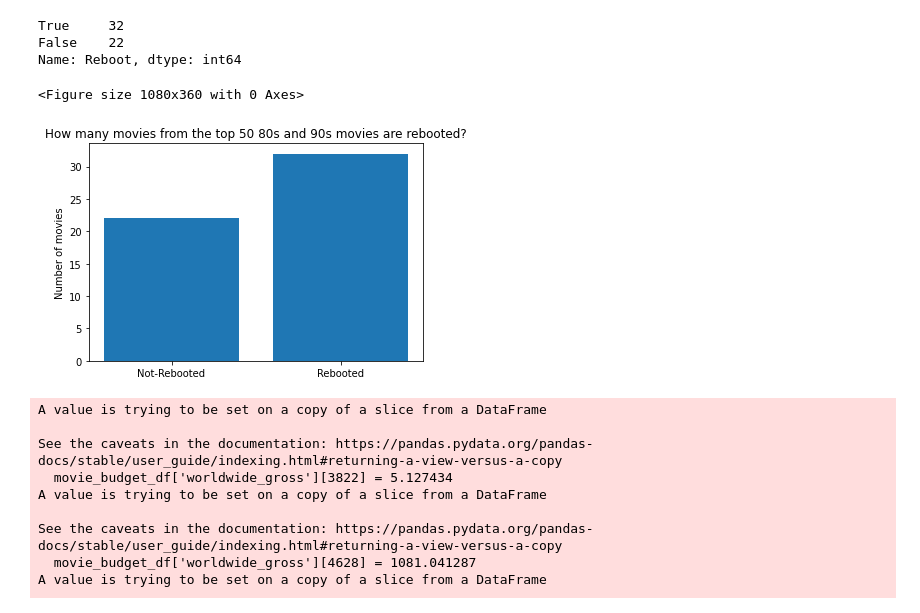
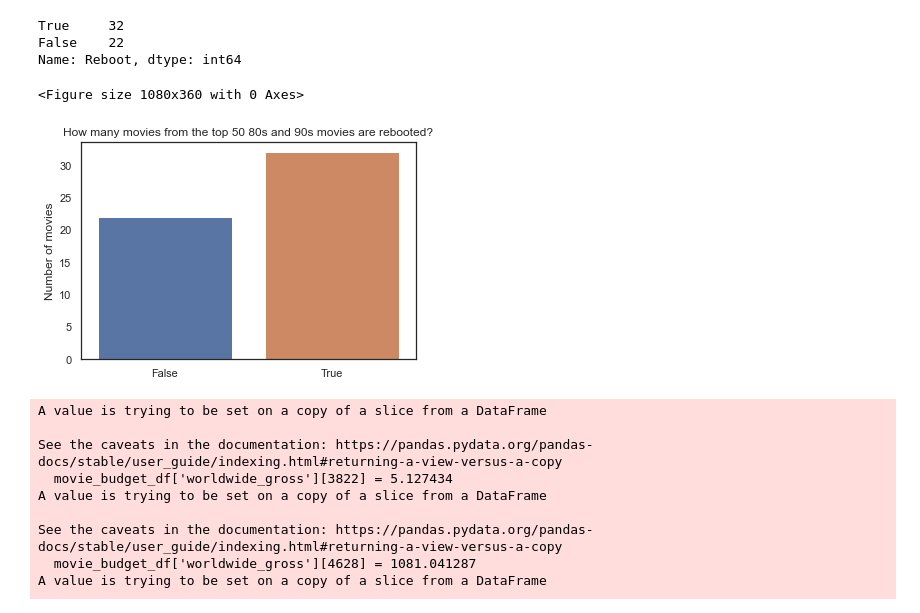
Before and after one commit to Meir-Alelov/Movie-Data-Analysis-and-Recs, a Jupyter notebook: Final_notebook.ipynb, the cells around one changed output. Cells and saved outputs as stored; diff of their text form; code cells hidden in the pictures.

```diff
--- a/Final_notebook.ipynb
+++ b/Final_notebook.ipynb
@@ -278,26 +222,18 @@ movie_budget_df.head()
 | 4 | 5 | 2017-12-15 | Star Wars Ep. VIII: The Last Jedi | $317,000,000 | $620,181,382 | $1,316,721,747 | 2017 |
 # %%
 #using the funtion defined above, remove '$ and ,' from production budget, domestic gross and worldwide gross
-#strings_to_remove = ['$',',']
 
-#remove_chars(movie_budget_df['production_budget'],strings_to_remove)
-#remove_chars(movie_budget_df['domestic_gross'],strings_to_remove)
-#remove_chars(movie_budget_df['worldwide_gross'],strings_to_remove)
+#Remove unwanted characters
+strings_to_remove = ['$',',']
 
-movie_budget_df['production_budget'] = movie_budget_df['production_budget'].str.replace('$','')
-movie_budget_df['production_budget'] = movie_budget_df['production_budget'].str.replace(',','')
-movie_budget_df['domestic_gross'] = movie_budget_df['domestic_gross'].str.replace('$','')
-movie_budget_df['domestic_gross'] = movie_budget_df['domestic_gross'].str.replace(',','')
-movie_budget_df['worldwide_gross'] = movie_budget_df['worldwide_gross'].str.replace('$','')
-movie_budget_df['worldwide_gross'] = movie_budget_df['worldwide_gross'].str.replace(',','')
+remove_chars(movie_budget_df['production_budget'],strings_to_remove)
+remove_chars(movie_budget_df['domestic_gross'],strings_to_remove)
+remove_chars(movie_budget_df['worldwide_gross'],strings_to_remove)
 
-movie_budget_df['production_budget'] = movie_budget_df['production_budget'].astype(float)
-movie_budget_df['domestic_gross'] = movie_budget_df['domestic_gross'].astype(float)
-movie_budget_df['worldwide_gross'] = movie_budget_df['worldwide_gross'].astype(float)
-
-movie_budget_df['production_budget'] = movie_budget_df['production_budget'] / 1000000
-movie_budget_df['domestic_gross'] = movie_budget_df['domestic_gross'] / 1000000
-movie_budget_df['worldwide_gross'] = movie_budget_df['worldwide_gross'] / 1000000
+#Convert column dtype to float and divide by a million.
+movie_budget_df['production_budget'] = movie_budget_df['production_budget'].astype(float)/ 1000000
+movie_budget_df['domestic_gross'] = movie_budget_df['domestic_gross'].astype(float)/ 1000000
+movie_budget_df['worldwide_gross'] = movie_budget_df['worldwide_gross'].astype(float)/ 1000000
 
 movie_budget_df.head()
 # %% [output]
@@ -307,3 +247,7 @@ movie_budget_df.head()
 | 2 | 3 | 2019-06-07 | Dark Phoenix | 350.0 | 42.762350 | 149.762350 | 2019 |
 | 3 | 4 | 2015-05-01 | Avengers: Age of Ultron | 330.6 | 459.005868 | 1403.013963 | 2015 |
 | 4 | 5 | 2017-12-15 | Star Wars Ep. VIII: The Last Jedi | 317.0 | 620.181382 | 1316.721747 | 2017 |
+# %%
+movie_budget_df['release_date'] = pd.to_datetime(movie_budget_df['release_date'])
+movie_budget_df['Year'] = movie_budget_df['release_date'].dt.year
+movie_budget_df.describe()
@@ -419,20 +381,22 @@ Name: Reboot, dtype: int64
 # %%
 #plot for how many 80s and 90s movie has a remake already
 plt.figure(figsize=(15,5))
 fig, ax = plt.subplots()
-ax.bar(Reboot_graph.index, Reboot_graph.values, tick_label=['Rebooted','Not-Rebooted'])
+
+sns.set_theme(style="white")
+sns.barplot(Reboot_graph.index, Reboot_graph.values, tick_label=['Rebooted','Not-Rebooted'])
 
 ax.set_title("How many movies from the top 50 80s and 90s movies are rebooted?")
 ax.set_xlabel("")
 ax.set_ylabel("Number of movies")
 #plt.text(32, Reboot_graph.index[0], '32')
 #ax.legend()
 plt.savefig('./Images/Reboot_decades.png')
 
 plt.show()
 # %% [output]
 <Figure size 1080x360 with 0 Axes>
-[figure, old version]
+[figure, new version]
 # %%
 #hardcoding some missing values
 movie_budget_df['worldwide_gross'][3822] = 5.127434
```
Also changed, not shown: parts of 79 cells of this notebook.
